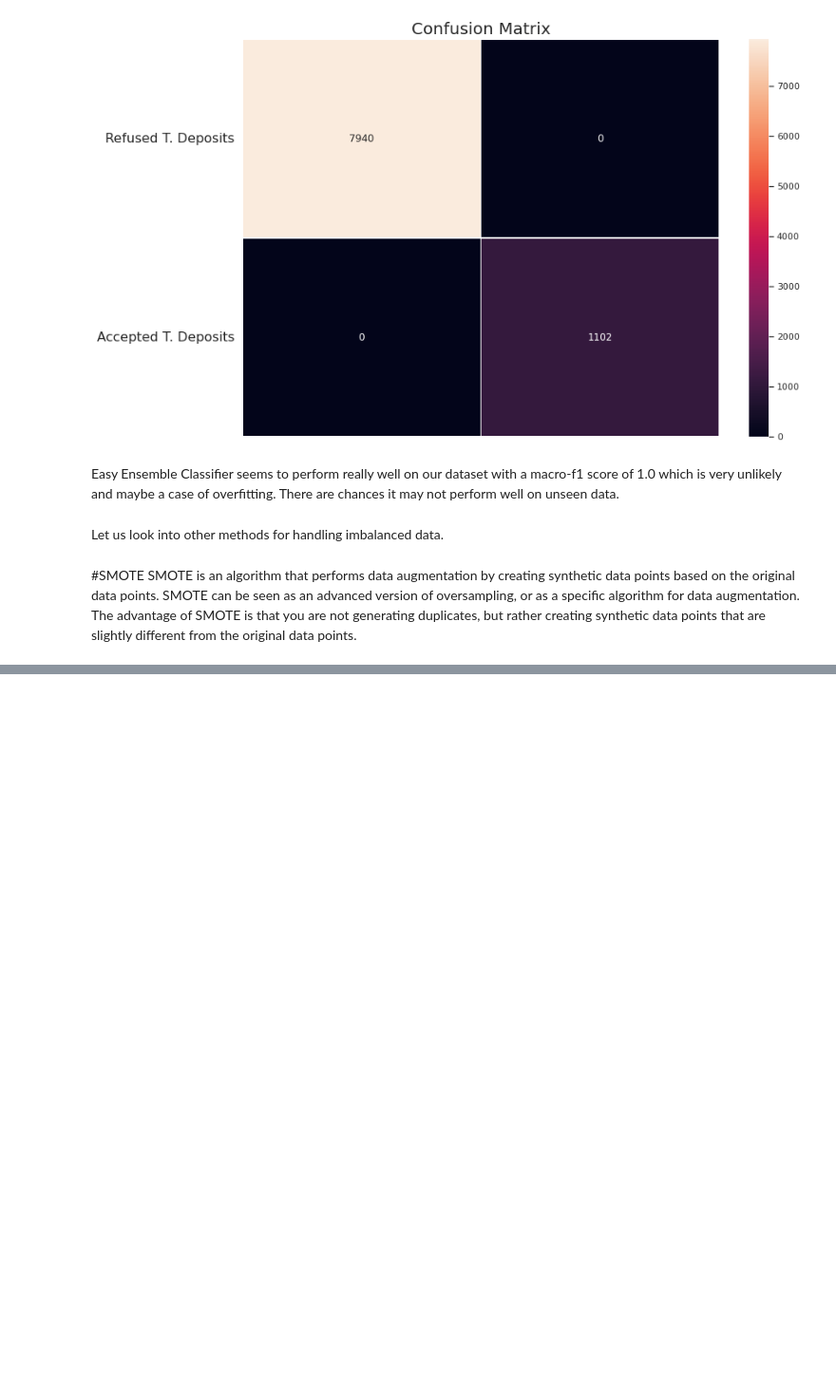
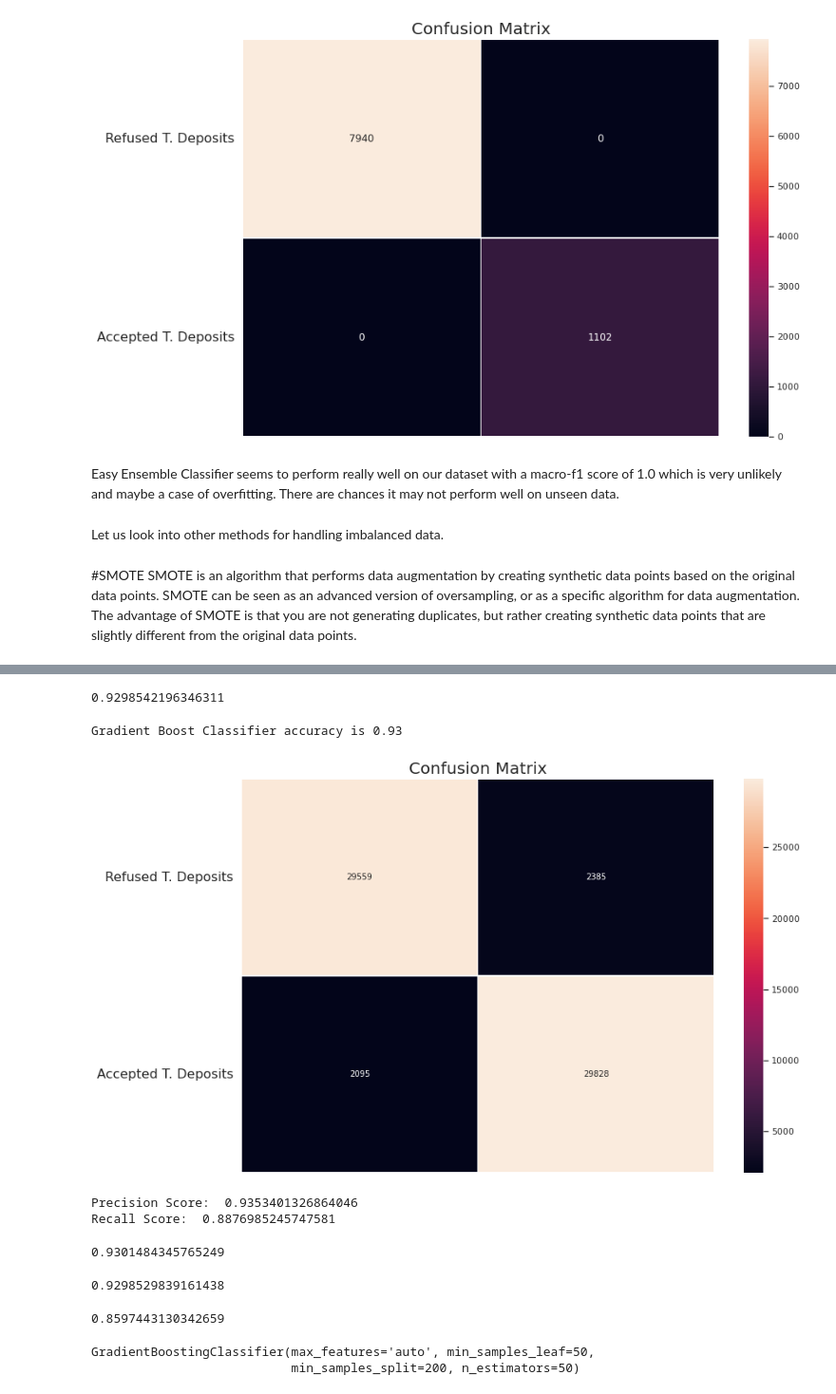
Before and after one commit to AnannyaSagar/Bank-Effectiveness-Prediction, a Jupyter notebook: Bank_Marketing_Effectiveness_Classification.ipynb, the cells around one changed output, grey strips where cells are left out. Shown at 95% size. Saved outputs shown, nothing was run; the diff lists cells and outputs as text; code cells hidden in the pictures; blank space fills up the shorter version.

```diff
--- a/Bank_Marketing_Effectiveness_Classification.ipynb
+++ b/Bank_Marketing_Effectiveness_Classification.ipynb
@@ -962,0 +1024,12 @@ SMOTE is an algorithm that performs data augmentation by creating synthetic data
+# %%
+gbc = GradientBoostingClassifier(random_state = 42)
+parameters = {
+    "n_estimators":[50,250,500],
+    "max_depth":[3,5,9],
+    'min_samples_split':[200,500],'min_samples_leaf':[50,100]}
+# %%
+#passing the scoring function in the GridSearchCV
+clf = GridSearchCV(gbc, parameters,scoring=f1_score,cv=5, n_jobs=-1,verbose=10)
+
+clf.fit(xx_train_smote, yy_train_smote)
+clf.best_estimator_
@@ -962,0 +1049,11 @@ SMOTE is an algorithm that performs data augmentation by creating synthetic data
+# %%
+# # Gradient Boosting Classifier using cross validation
+grad_clf = GradientBoostingClassifier(max_depth= 3,max_features = 'auto',
+ min_samples_leaf= 50,
+ min_samples_split=200,
+ n_estimators= 50)
+grad_scores = cross_val_score(grad_clf, xx_train_smote, yy_train_smote, cv=5)
+grad_mean = grad_scores.mean()
+grad_mean
+# %% [output]
+0.9298542196346311
@@ -962,0 +1063,2 @@ SMOTE is an algorithm that performs data augmentation by creating synthetic data
+# %%
+y_train_smote_pred = cross_val_predict(grad_clf,xx_train_smote, yy_train_smote , cv=5)
@@ -962,0 +1067,48 @@ SMOTE is an algorithm that performs data augmentation by creating synthetic data
+# %%
+from sklearn.metrics import accuracy_score
+print ("Gradient Boost Classifier accuracy is %2.2f" % accuracy_score(yy_train_smote, y_train_smote_pred))
+# %% [output]
+Gradient Boost Classifier accuracy is 0.93
+# %%
+from sklearn.metrics import confusion_matrix
+conf_matrix = confusion_matrix(yy_train_smote,y_train_smote_pred )
+f, ax = plt.subplots(figsize=(12, 8))
+sns.heatmap(conf_matrix, annot=True, fmt="d", linewidths=.5, ax=ax)
+plt.title("Confusion Matrix", fontsize=20)
+plt.subplots_adjust(left=0.15, right=0.99, bottom=0.15, top=0.99)
+ax.set_yticks(np.arange(conf_matrix.shape[0]) + 0.5, minor=False)
+ax.set_xticklabels("")
+ax.set_yticklabels(['Refused T. Deposits', 'Accepted T. Deposits'], fontsize=16, rotation=360)
+plt.show()
+# %% [output]
+[figure, added]
+# %%
+# Let's find the scores  for precision and recall on train
+from sklearn.metrics import precision_score, recall_score
+
+print('Precision Score: ', precision_score(yy_train_smote, y_train_smote_pred))
+
+print('Recall Score: ', recall_score(yy_train_smote,y_train_smote_pred ))
+# %% [output]
+Precision Score:  0.9353401326864046
+Recall Score:  0.8876985245747581
+# %%
+from sklearn.metrics import f1_score
+# Let's find the f1 score on train
+f1_score(yy_train_smote, y_train_smote_pred)
+# %% [output]
+0.9301484345765249
+# %%
+f1_score(yy_train_smote, y_train_smote_pred,average = 'macro') # Let's find the macro f1-score on train
+# %% [output]
+0.9298529839161438
+# %%
+from sklearn.metrics import matthews_corrcoef
+matthews_corrcoef(yy_train_smote, y_train_smote_pred, sample_weight=None) #matthews correlation cofficient score
+# %% [output]
+0.8597443130342659
+# %%
+grad_clf.fit(xx_train_smote, yy_train_smote)
+# %% [output]
+GradientBoostingClassifier(max_features='auto', min_samples_leaf=50,
+                           min_samples_split=200, n_estimators=50)
```
Also changed, not shown: parts of 18 cells of this notebook.
